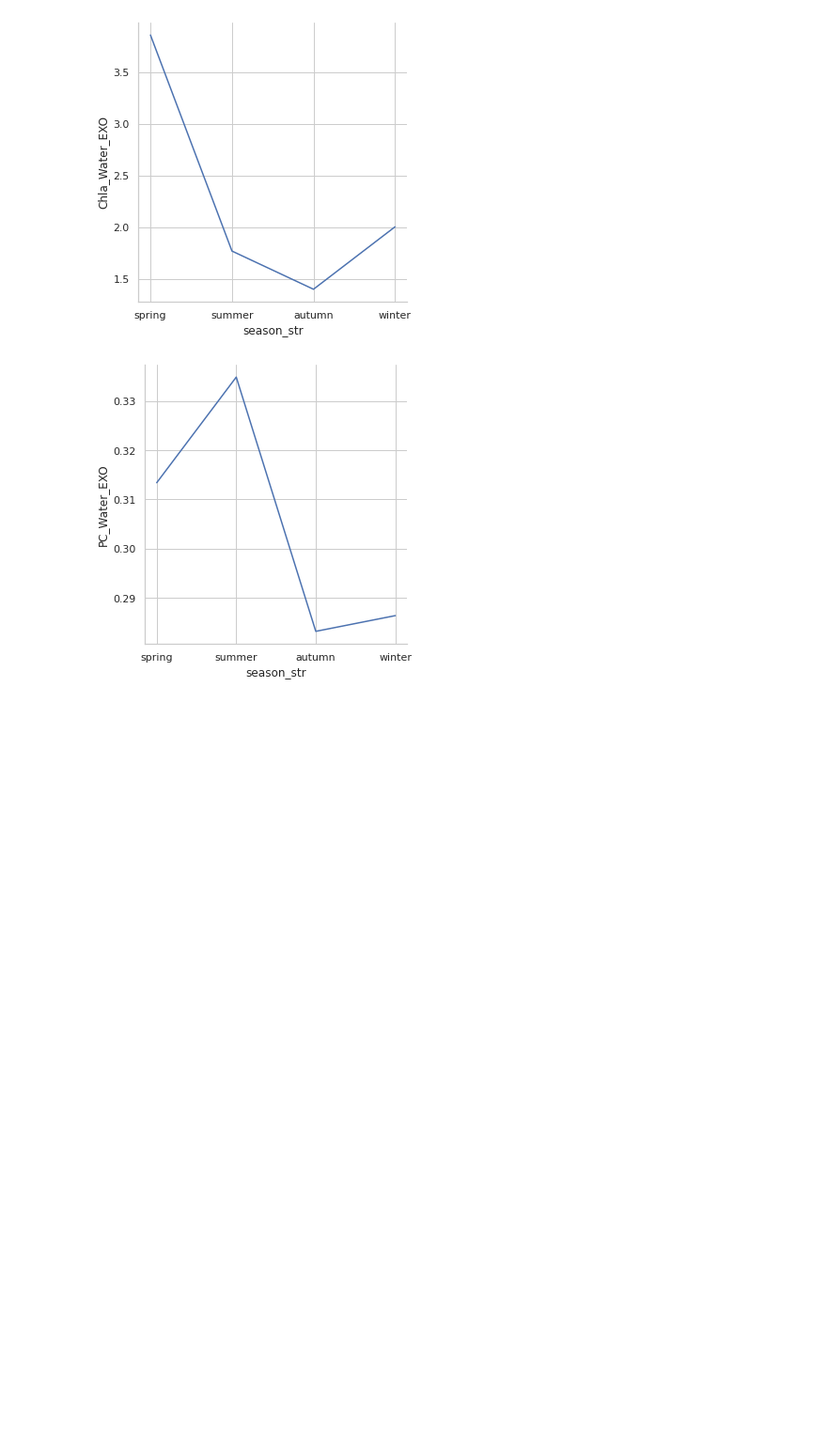
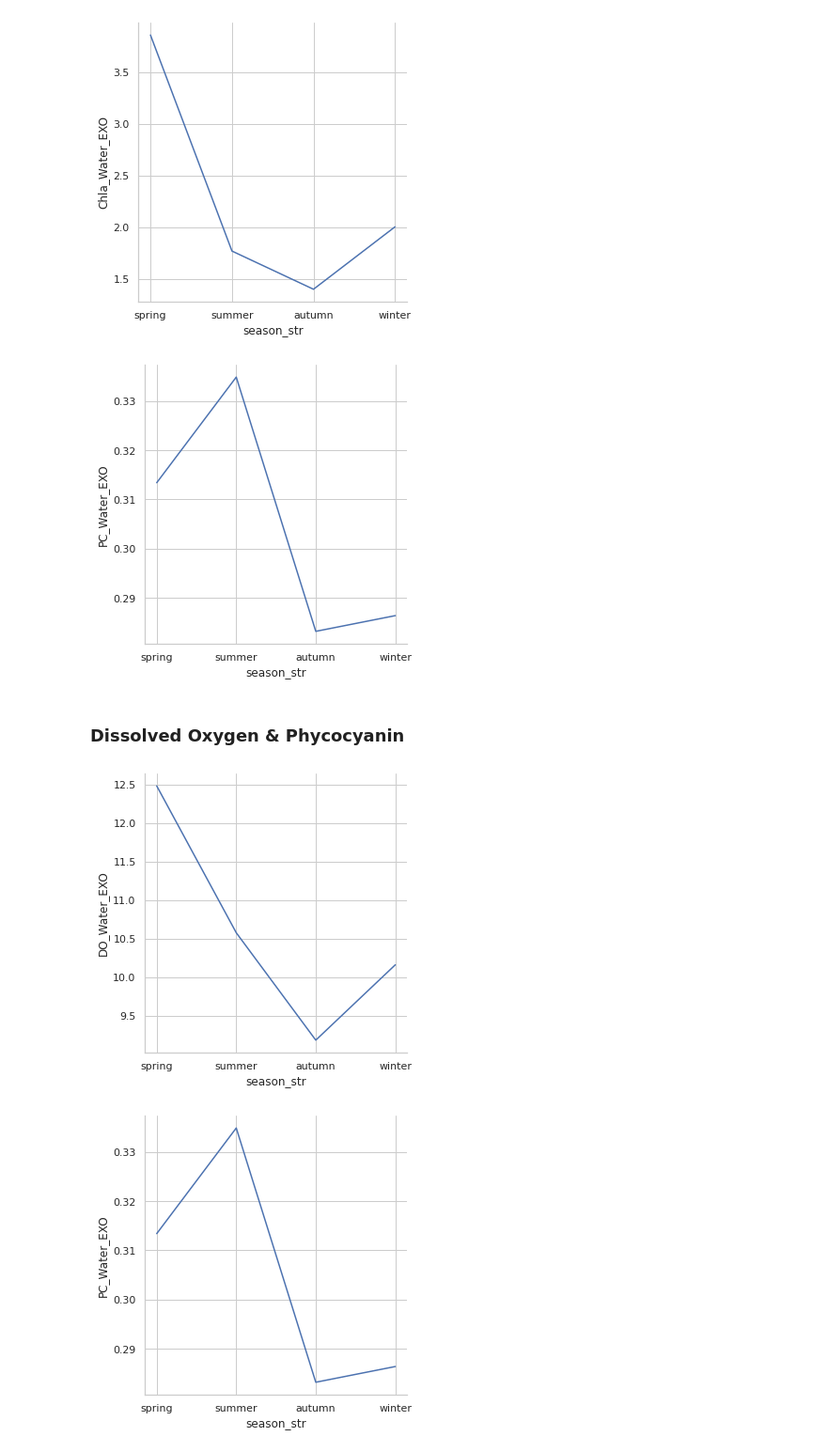
Before and after one commit to anirban-a/JeffersonProject, a Jupyter notebook: EDA/explore.ipynb, the cells around one changed output. Shown at 94% size. Saved outputs shown, nothing was run; the diff lists cells and outputs as text; code cells hidden in the pictures; blank space fills up the shorter version.

Commit message:
Added plots for seasonal changes

```diff
--- a/EDA/explore.ipynb
+++ b/EDA/explore.ipynb
@@ -234,3 +236,14 @@ plt.show()
 # %% [output]
 [figure]
 [figure]
+# %% [markdown]
+### Dissolved Oxygen & Phycocyanin
+# %%
+sns.relplot(data=df_season_mean, x='season_str', y='DO_Water_EXO', kind='line')
+plt.show()
+
+sns.relplot(data=df_season_mean, x='season_str', y='PC_Water_EXO', kind="line")
+plt.show()
+# %% [output]
+[figure, added]
+[figure, added]
```
Also changed, not shown: parts of 13 cells of this notebook.
